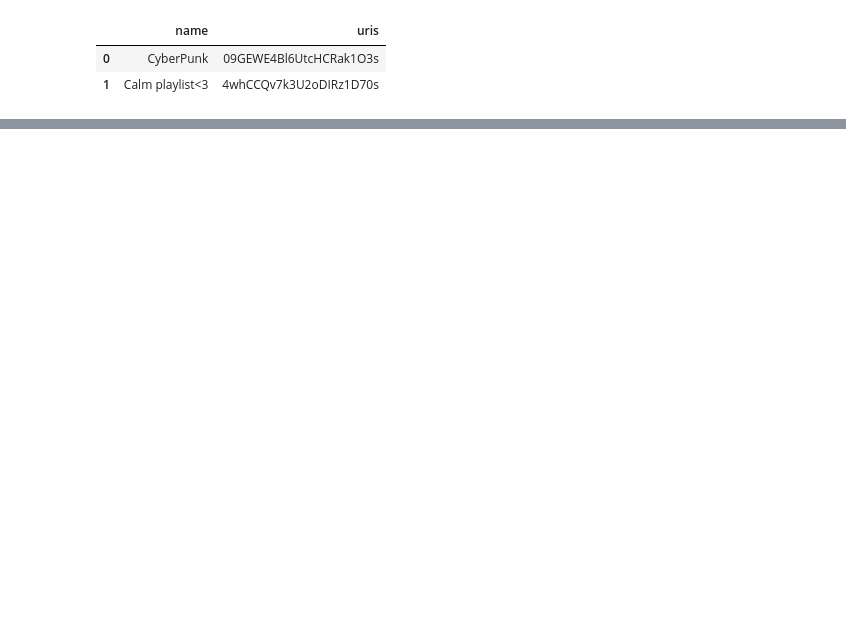
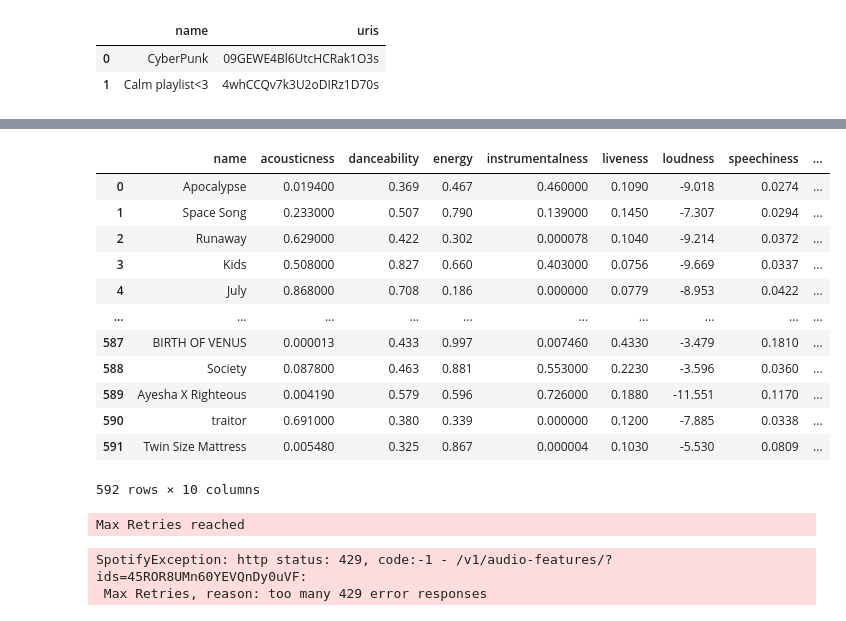
Before and after one commit to chriskontsis/AiTunes, a Jupyter notebook: Reccomender/SongRec.ipynb, the cells around one changed output, grey strips where cells are left out. Cells and saved outputs as stored; diff of their text form; code cells hidden in the pictures; blank space fills up the shorter version.

```diff
--- a/Reccomender/SongRec.ipynb
+++ b/Reccomender/SongRec.ipynb
@@ -437,0 +140,18 @@ NameError: name 'energetic_df' is not defined
+# %%
+calm_df_from_csv = pd.read_csv('./Data/song-data/calm_df.csv')
+calm_features = spotify_wrapper.getFeatures(calm_df_from_csv)
+calm_features
+# %% [output]
+|  | name | acousticness | danceability | energy | instrumentalness | liveness | loudness | speechiness | ... |
+| 0 | Apocalypse | 0.019400 | 0.369 | 0.467 | 0.460000 | 0.1090 | -9.018 | 0.0274 | ... |
+| 1 | Space Song | 0.233000 | 0.507 | 0.790 | 0.139000 | 0.1450 | -7.307 | 0.0294 | ... |
+| 2 | Runaway | 0.629000 | 0.422 | 0.302 | 0.000078 | 0.1040 | -9.214 | 0.0372 | ... |
+| 3 | Kids | 0.508000 | 0.827 | 0.660 | 0.403000 | 0.0756 | -9.669 | 0.0337 | ... |
+| 4 | July | 0.868000 | 0.708 | 0.186 | 0.000000 | 0.0779 | -8.953 | 0.0422 | ... |
+| ... | ... | ... | ... | ... | ... | ... | ... | ... | ... |
+| 587 | BIRTH OF VENUS | 0.000013 | 0.433 | 0.997 | 0.007460 | 0.4330 | -3.479 | 0.1810 | ... |
+| 588 | Society | 0.087800 | 0.463 | 0.881 | 0.553000 | 0.2230 | -3.596 | 0.0360 | ... |
+| 589 | Ayesha X Righteous | 0.004190 | 0.579 | 0.596 | 0.726000 | 0.1880 | -11.551 | 0.1170 | ... |
+| 590 | traitor | 0.691000 | 0.380 | 0.339 | 0.000000 | 0.1200 | -7.885 | 0.0338 | ... |
+| 591 | Twin Size Mattress | 0.005480 | 0.325 | 0.867 | 0.000004 | 0.1030 | -5.530 | 0.0809 | ... |
+592 rows × 10 columns
@@ -438,3 +161,11 @@ NameError: name 'energetic_df' is not defined
+# %%
+energetic_df_from_csv = pd.read_csv('./Data/song-data/energetic_df.csv')
+energetic_features = spotify_wrapper.getFeatures(calm_df_from_csv)
+energetic_features
+# %% [output]
+Max Retries reached
+SpotifyException: http status: 429, code:-1 - /v1/audio-features/?ids=45ROR8UMn60YEVQnDy0uVF:
+ Max Retries, reason: too many 429 error responses
 # %%
 main_df = pd.concat([happy_features, sad_features, calm_features, energetic_features], ignore_index=True).drop_duplicates(subset=['name'])
 main_df
```
Also changed, not shown: parts of 30 cells of this notebook, 8 other files.
